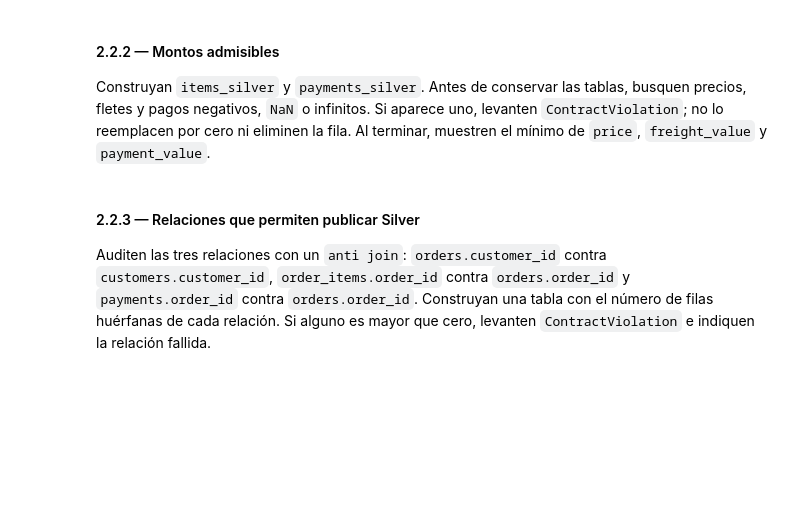
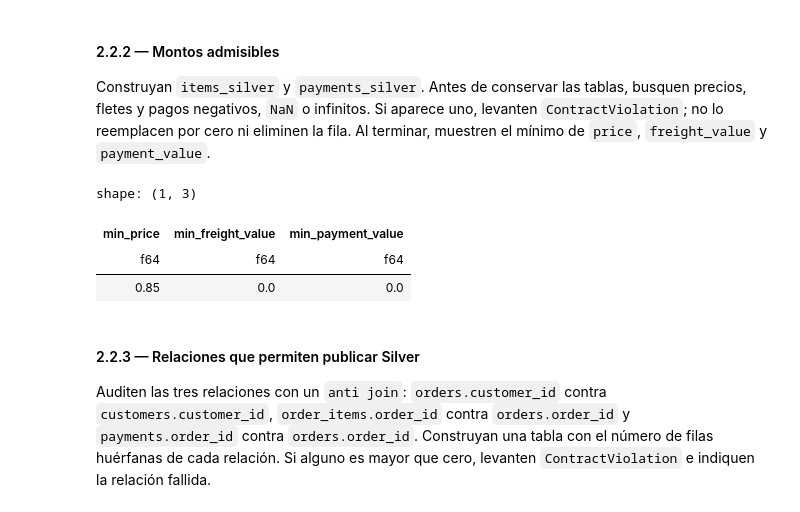
Before and after one commit to MaximilianoAMH/IA7202, a Jupyter notebook: labs/Lab_6/notebooks/Lab6_Enunciado.ipynb, the cells around one changed output. Saved outputs shown, nothing was run; the diff lists cells and outputs as text; code cells hidden in the pictures; blank space fills up the shorter version.

```diff
--- a/labs/Lab_6/notebooks/Lab6_Enunciado.ipynb
+++ b/labs/Lab_6/notebooks/Lab6_Enunciado.ipynb
@@ -214,10 +214,10 @@ en `orders_raw`, `customers_raw`, `items_raw` y `payments_raw`. En esta primera
 lectura no agreguen columnas ni cambien nombres o tipos: esas decisiones se
 tomarán después de observar la evidencia.
 # %%
-# Su código aquí
-raise NotImplementedError(
-    "Lean las cuatro fuentes Parquet antes de continuar con el EDA."
-)
+orders_raw = pl.read_parquet(RAW_DIR / "orders.parquet")
+customers_raw = pl.read_parquet(RAW_DIR / "customers.parquet")
+items_raw = pl.read_parquet(RAW_DIR / "order_items.parquet")
+payments_raw = pl.read_parquet(RAW_DIR / "payments.parquet")
 # %% [markdown]
 ### 1.3 — Auditoría y claves (0,4 puntos)
 
@@ -540,10 +851,50 @@ busquen precios, fletes y pagos negativos, `NaN` o infinitos. Si aparece uno,
 levanten `ContractViolation`; no lo reemplacen por cero ni eliminen la fila.
 Al terminar, muestren el mínimo de `price`, `freight_value` y `payment_value`.
 # %%
-# Su código aquí
-raise NotImplementedError(
-    "Verifiquen los montos antes de construir items_silver y payments_silver."
+# 1. Validar price y freight_value en order_items
+invalid_items = items_raw.filter(
+    (pl.col("price") < 0)
+    | ~pl.col("price").is_finite()
+    | (pl.col("freight_value") < 0)
+    | ~pl.col("freight_value").is_finite()
 )
+
+if invalid_items.height > 0:
+    raise ContractViolation(
+        f"Se encontraron {invalid_items.height} filas con "
+        "price o freight_value inválidos."
+    )
+
+# 2. Validar payment_value en payments
+invalid_payments = payments_raw.filter(
+    (pl.col("payment_value") < 0)
+    | ~pl.col("payment_value").is_finite()
+)
+
+if invalid_payments.height > 0:
+    raise ContractViolation(
+        f"Se encontraron {invalid_payments.height} pagos inválidos."
+    )
+
+
+# 3. Construir tablas Silver
+items_silver = items_raw.clone()
+payments_silver = payments_raw.clone()
+
+
+# 4. Aqui muestro lo mínimo de cada columna
+pl.DataFrame(
+    {
+        "min_price": [items_silver["price"].min()],
+        "min_freight_value": [items_silver["freight_value"].min()],
+        "min_payment_value": [payments_silver["payment_value"].min()],
+    }
+)
+# %% [output]
+shape: (1, 3)
+| min_price | min_freight_value | min_payment_value |
+| f64 | f64 | f64 |
+| 0.85 | 0.0 | 0.0 |
 # %% [markdown]
 #### 2.2.3 — Relaciones que permiten publicar Silver
 
```
Also changed, not shown: parts of 12 cells of this notebook, 16 other files.
